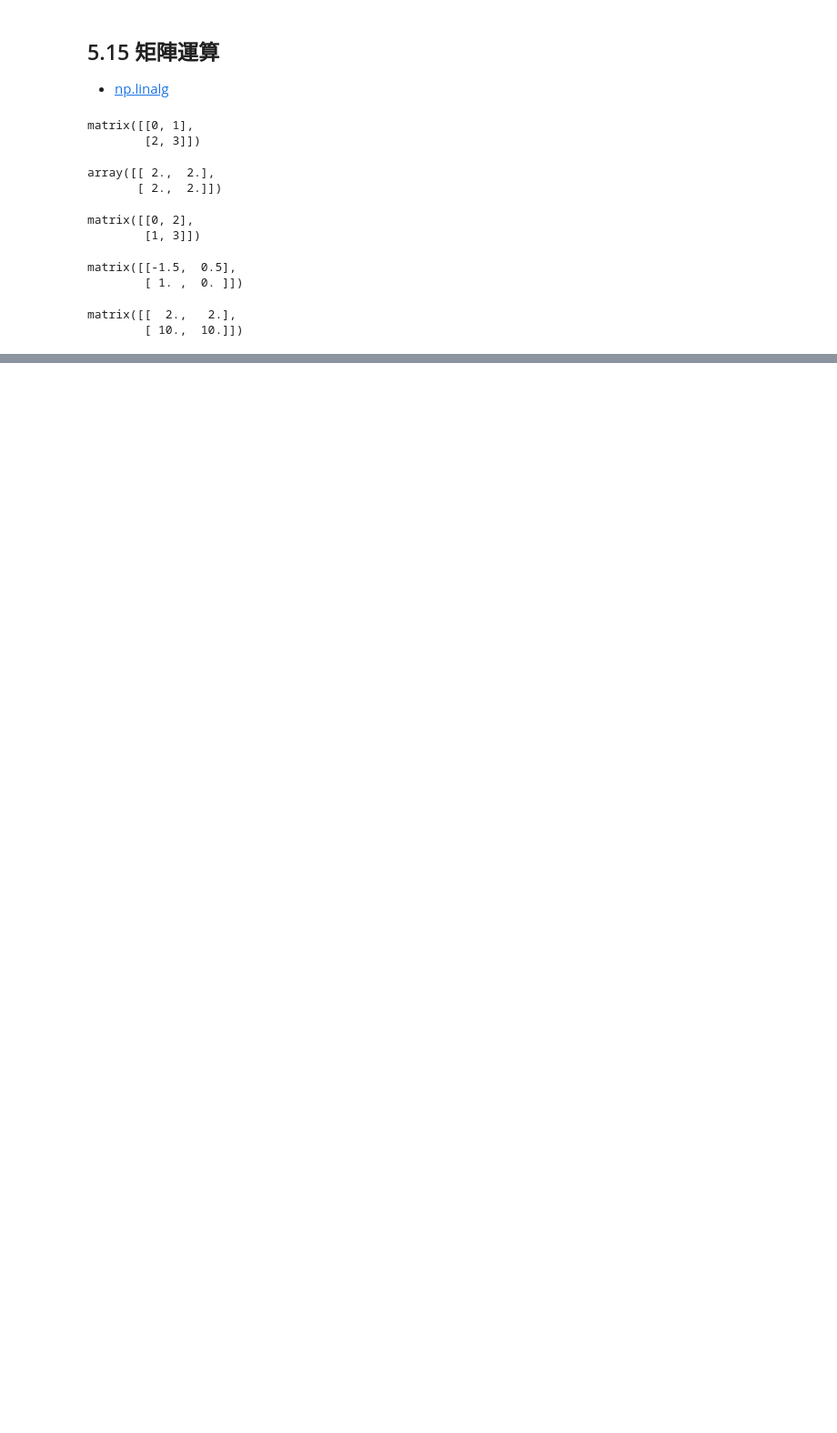
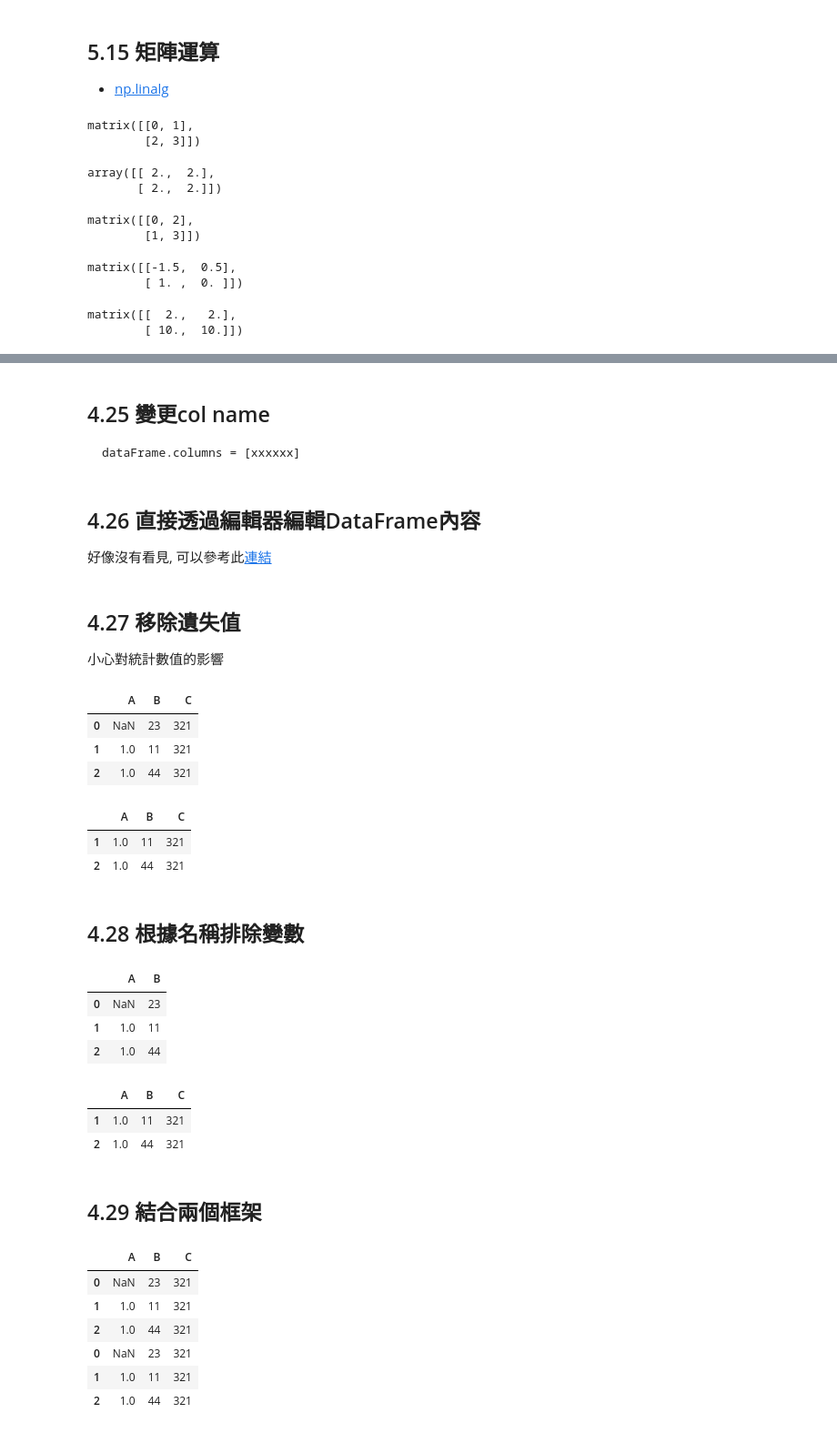
Before and after one commit to ntuaha/Esun_Tutor, a Jupyter notebook: tips/04_Data Structure.ipynb, the cells around one changed output, grey strips where cells are left out. Shown: that part at 91% size. Cells and saved outputs as stored; diff of their text form; code cells hidden in the pictures; blank space fills up the shorter version.

````diff
--- a/tips/04_Data Structure.ipynb
+++ b/tips/04_Data Structure.ipynb
@@ -287,0 +357,4 @@ matrix([[  2.,   2.],
+# %%
+a = [ {"A":1,"B":23,"C":321},{"A":1,"B":11,"C":321},{"A":1,"B":44,"C":321} ]
+b = pd.DataFrame.from_records(a)
+b
@@ -287,0 +442,56 @@ matrix([[  2.,   2.],
+# %% [markdown]
+## 4.25 變更col name
+```python
+dataFrame.columns = [xxxxxx]
+```
+# %% [markdown]
+## 4.26 直接透過編輯器編輯DataFrame內容
+好像沒有看見, 可以參考此[連結](https://stackoverflow.com/questions/10636024/python-pandas-gui-for-viewing-a-dataframe-or-matrix)
+# %% [markdown]
+## 4.27 移除遺失值
+小心對統計數值的影響
+# %%
+b.iloc[0,0] = np.NaN
+b
+# %% [output]
+|  | A | B | C |
+| 0 | NaN | 23 | 321 |
+| 1 | 1.0 | 11 | 321 |
+| 2 | 1.0 | 44 | 321 |
+# %%
+b.dropna()
+# %% [output]
+|  | A | B | C |
+| 1 | 1.0 | 11 | 321 |
+| 2 | 1.0 | 44 | 321 |
+# %% [markdown]
+## 4.28 根據名稱排除變數
+# %%
+# 踢掉行
+b.drop(labels= 'C',axis=1)
+# %% [output]
+|  | A | B |
+| 0 | NaN | 23 |
+| 1 | 1.0 | 11 |
+| 2 | 1.0 | 44 |
+# %%
+# 踢掉列
+b.drop(0)
+# %% [output]
+|  | A | B | C |
+| 1 | 1.0 | 11 | 321 |
+| 2 | 1.0 | 44 | 321 |
+# %% [markdown]
+## 4.29 結合兩個框架
+# %%
+#垂直增加
+# pd.concat([b,b],axis=0)
+b.append(b)
+# %% [output]
+|  | A | B | C |
+| 0 | NaN | 23 | 321 |
+| 1 | 1.0 | 11 | 321 |
+| 2 | 1.0 | 44 | 321 |
+| 0 | NaN | 23 | 321 |
+| 1 | 1.0 | 11 | 321 |
+| 2 | 1.0 | 44 | 321 |
````
Also changed, not shown: parts of 28 cells of this notebook, 1 other file.
